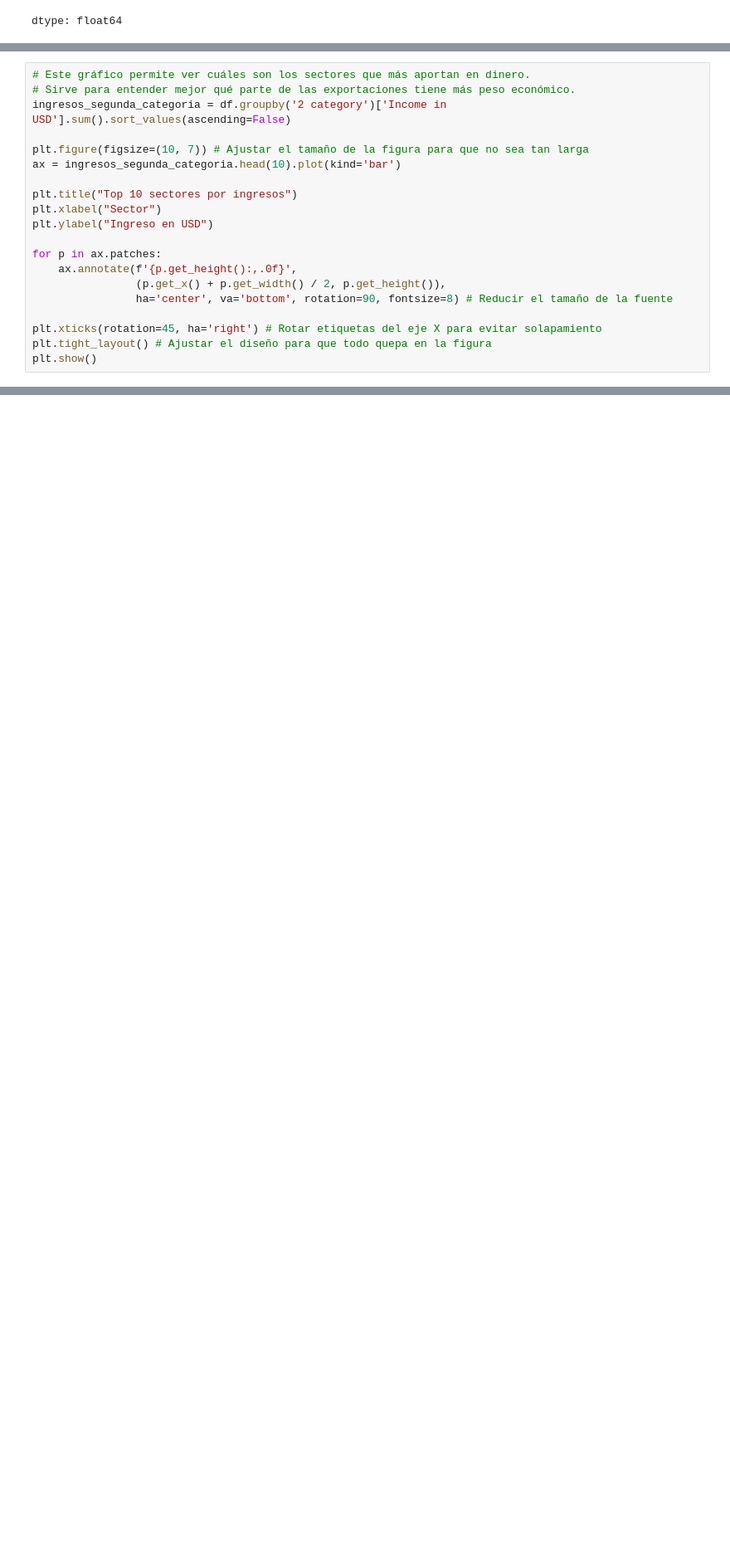
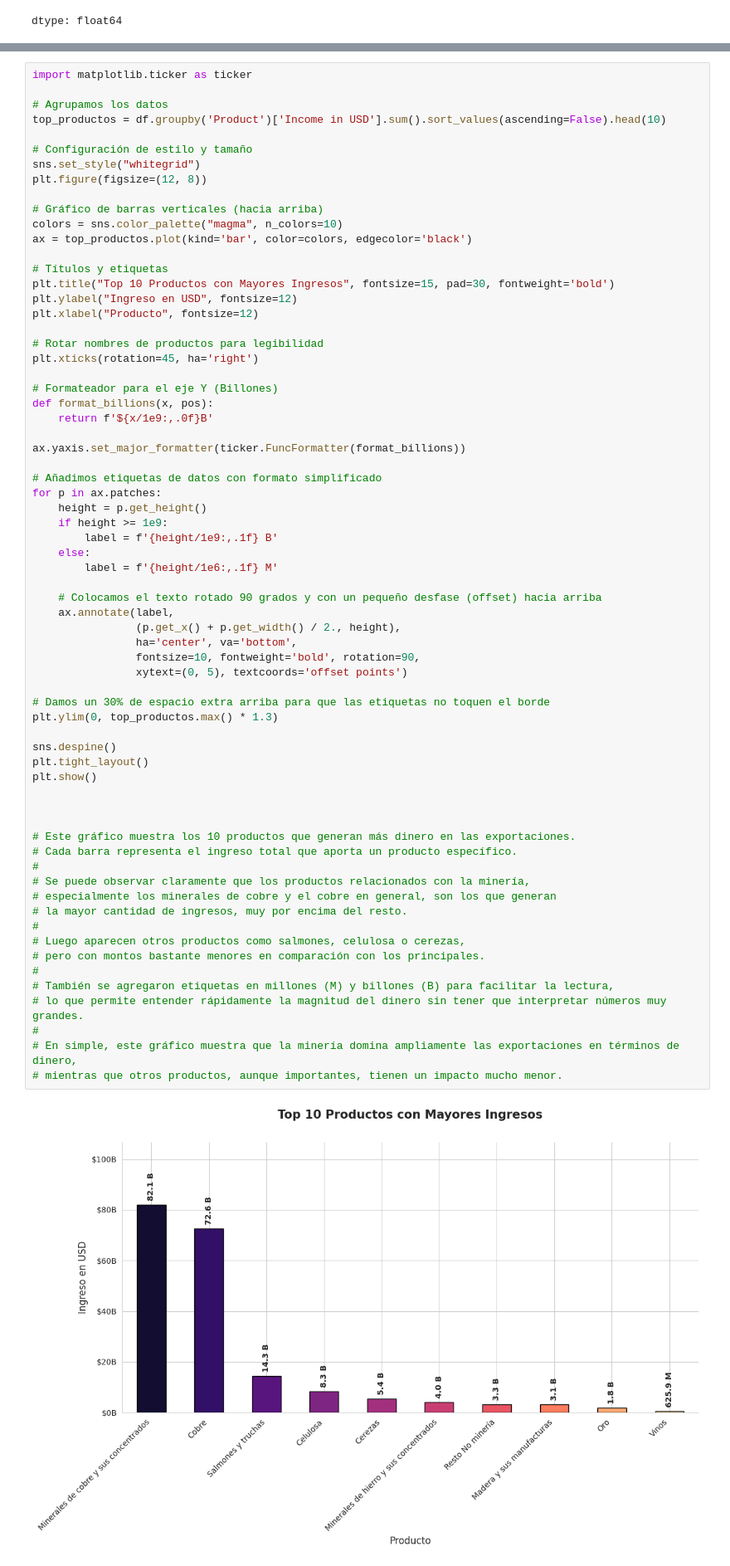
Before and after one commit to Cxris2145/MineriaDatos2026, a Jupyter notebook: ExportacionesChile2026.ipynb, the cells around one changed output, grey strips where cells are left out. Shown at 83% size. Cells and saved outputs as stored; diff of their text form; blank space fills up the shorter version.

```diff
--- a/ExportacionesChile2026.ipynb
+++ b/ExportacionesChile2026.ipynb
@@ -395,20 +493,0 @@ plt.show()
-# %%
-# Este gráfico permite ver cuáles son los sectores que más aportan en dinero.
-# Sirve para entender mejor qué parte de las exportaciones tiene más peso económico.
-ingresos_segunda_categoria = df.groupby('2 category')['Income in USD'].sum().sort_values(ascending=False)
-
-plt.figure(figsize=(10, 7)) # Ajustar el tamaño de la figura para que no sea tan larga
-ax = ingresos_segunda_categoria.head(10).plot(kind='bar')
-
-plt.title("Top 10 sectores por ingresos")
-plt.xlabel("Sector")
-plt.ylabel("Ingreso en USD")
-
-for p in ax.patches:
-    ax.annotate(f'{p.get_height():,.0f}',
-                (p.get_x() + p.get_width() / 2, p.get_height()),
-                ha='center', va='bottom', rotation=90, fontsize=8) # Reducir el tamaño de la fuente
-
-plt.xticks(rotation=45, ha='right') # Rotar etiquetas del eje X para evitar solapamiento
-plt.tight_layout() # Ajustar el diseño para que todo quepa en la figura
-plt.show()
@@ -416,0 +494,69 @@ plt.show()
+# %%
+import matplotlib.ticker as ticker
+
+# Agrupamos los datos
+top_productos = df.groupby('Product')['Income in USD'].sum().sort_values(ascending=False).head(10)
+
+# Configuración de estilo y tamaño
+sns.set_style("whitegrid")
+plt.figure(figsize=(12, 8))
+
+# Gráfico de barras verticales (hacia arriba)
+colors = sns.color_palette("magma", n_colors=10)
+ax = top_productos.plot(kind='bar', color=colors, edgecolor='black')
+
+# Títulos y etiquetas
+plt.title("Top 10 Productos con Mayores Ingresos", fontsize=15, pad=30, fontweight='bold')
+plt.ylabel("Ingreso en USD", fontsize=12)
+plt.xlabel("Producto", fontsize=12)
+
+# Rotar nombres de productos para legibilidad
+plt.xticks(rotation=45, ha='right')
+
+# Formateador para el eje Y (Billones)
+def format_billions(x, pos):
+    return f'${x/1e9:,.0f}B'
+
+ax.yaxis.set_major_formatter(ticker.FuncFormatter(format_billions))
+
+# Añadimos etiquetas de datos con formato simplificado
+for p in ax.patches:
+    height = p.get_height()
+    if height >= 1e9:
+        label = f'{height/1e9:,.1f} B'
+    else:
+        label = f'{height/1e6:,.1f} M'
+
+    # Colocamos el texto rotado 90 grados y con un pequeño desfase (offset) hacia arriba
+    ax.annotate(label,
+                (p.get_x() + p.get_width() / 2., height),
+                ha='center', va='bottom',
+                fontsize=10, fontweight='bold', rotation=90,
+                xytext=(0, 5), textcoords='offset points')
+
+# Damos un 30% de espacio extra arriba para que las etiquetas no toquen el borde
+plt.ylim(0, top_productos.max() * 1.3)
+
+sns.despine()
+plt.tight_layout()
+plt.show()
+
+
+
+# Este gráfico muestra los 10 productos que generan más dinero en las exportaciones.
+# Cada barra representa el ingreso total que aporta un producto específico.
+#
+# Se puede observar claramente que los productos relacionados con la minería,
+# especialmente los minerales de cobre y el cobre en general, son los que generan
+# la mayor cantidad de ingresos, muy por encima del resto.
+#
+# Luego aparecen otros productos como salmones, celulosa o cerezas,
+# pero con montos bastante menores en comparación con los principales.
+#
+# También se agregaron etiquetas en millones (M) y billones (B) para facilitar la lectura,
+# lo que permite entender rápidamente la magnitud del dinero sin tener que interpretar números muy grandes.
+#
+# En simple, este gráfico muestra que la minería domina ampliamente las exportaciones en términos de dinero,
+# mientras que otros productos, aunque importantes, tienen un impacto mucho menor.
+# %% [output]
+[figure, added]
```
Also changed, not shown: parts of 24 cells of this notebook.
